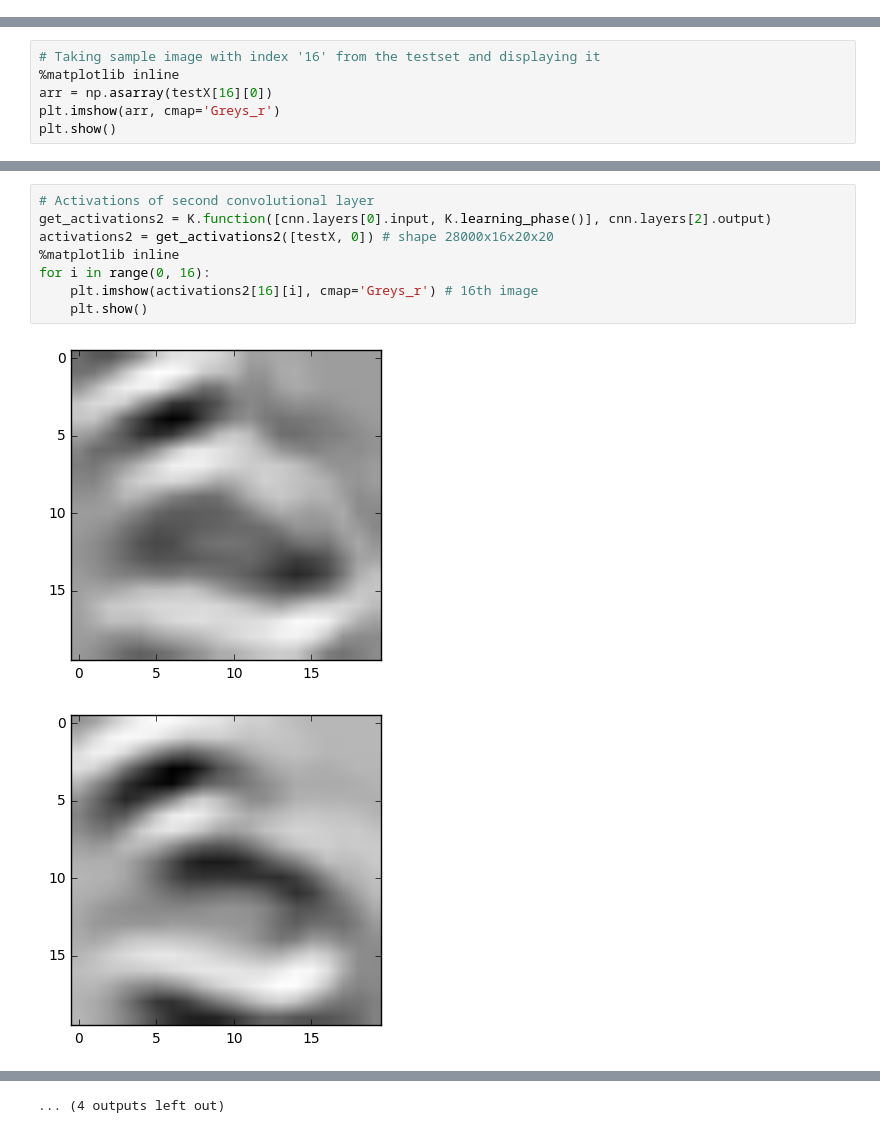
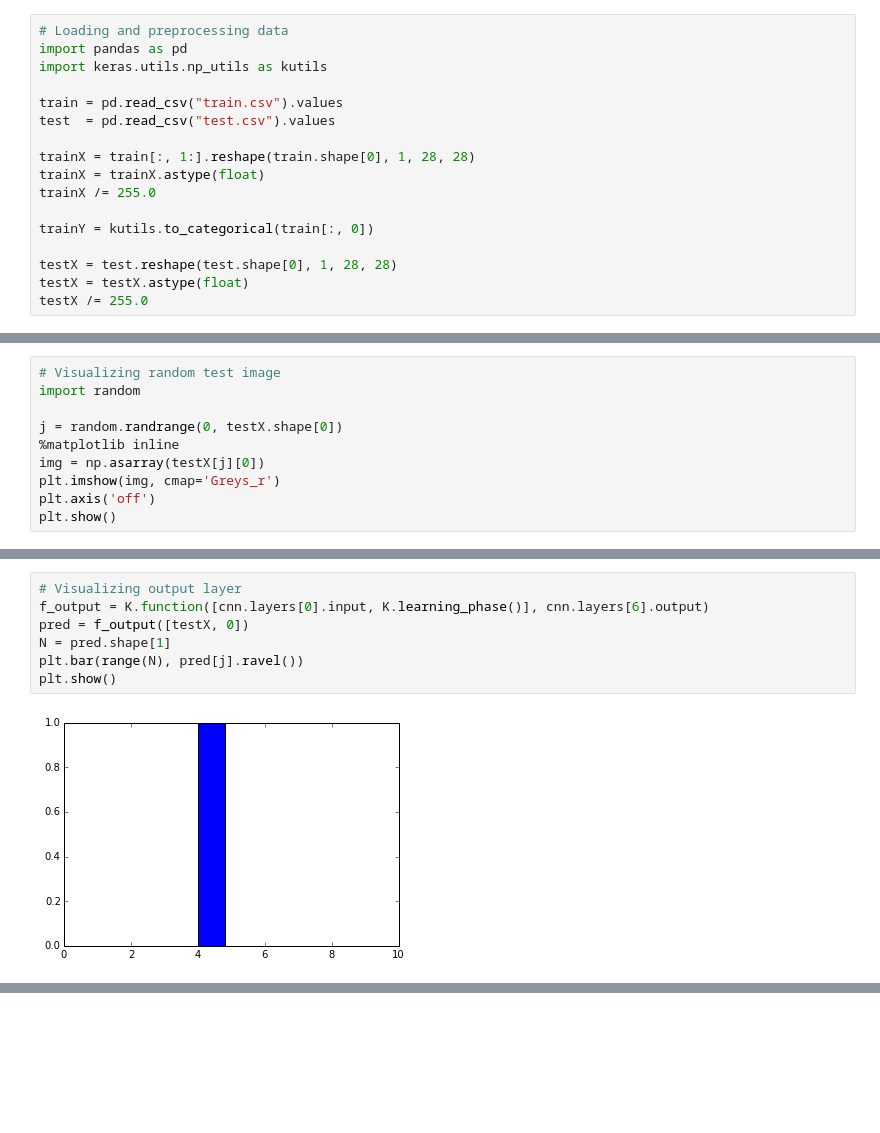
Before and after one commit to pritishuplavikar/CNN-intermediate-layer-outputs, a Jupyter notebook: CNN intermediate layer outputs.ipynb, the cells around one changed output, grey strips where cells are left out. Cells and saved outputs as stored; diff of their text form; blank space fills up the shorter version.

```diff
--- a/CNN intermediate layer outputs.ipynb
+++ b/CNN intermediate layer outputs.ipynb
@@ -111,0 +1,17 @@ Epoch 5/5
+# %%
+# Loading and preprocessing data
+import pandas as pd
+import keras.utils.np_utils as kutils
+
+train = pd.read_csv("train.csv").values
+test  = pd.read_csv("test.csv").values
+
+trainX = train[:, 1:].reshape(train.shape[0], 1, 28, 28)
+trainX = trainX.astype(float)
+trainX /= 255.0
+
+trainY = kutils.to_categorical(train[:, 0])
+
+testX = test.reshape(test.shape[0], 1, 28, 28)
+testX = testX.astype(float)
+testX /= 255.0
@@ -112,7 +103,11 @@ Epoch 5/5
 # %%
-# Taking sample image with index '16' from the testset and displaying it
+# Visualizing random test image
+import random
+
+j = random.randrange(0, testX.shape[0])
 %matplotlib inline
-arr = np.asarray(testX[16][0])
-plt.imshow(arr, cmap='Greys_r')
+img = np.asarray(testX[j][0])
+plt.imshow(img, cmap='Greys_r')
+plt.axis('off')
 plt.show()
 # %% [output]
@@ -160,11 +224,9 @@ for i in range(0, 8):
 # %%
-# Activations of second convolutional layer
-get_activations2 = K.function([cnn.layers[0].input, K.learning_phase()], cnn.layers[2].output)
-activations2 = get_activations2([testX, 0]) # shape 28000x16x20x20
-%matplotlib inline
-for i in range(0, 16):
-    plt.imshow(activations2[16][i], cmap='Greys_r') # 16th image
-    plt.show()
+# Visualizing output layer
+f_output = K.function([cnn.layers[0].input, K.learning_phase()], cnn.layers[6].output)
+pred = f_output([testX, 0])
+N = pred.shape[1]
+plt.bar(range(N), pred[j].ravel())
+plt.show()
 # %% [output]
-[figure, old version]
+[figure, new version]
-[figure, removed]
@@ -181 +232,0 @@ for i in range(0, 16):
-... (4 outputs left out)
```
Also changed, not shown: parts of 18 cells of this notebook.
